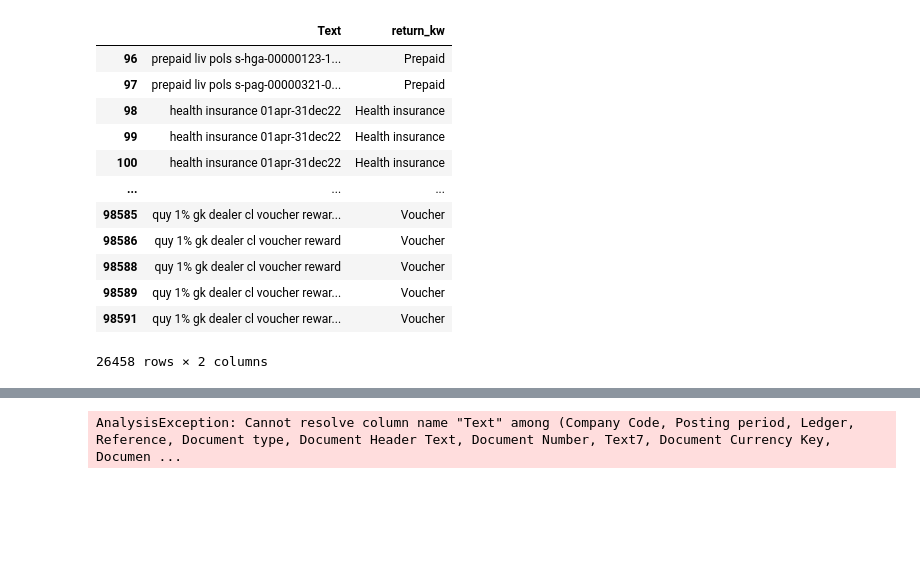
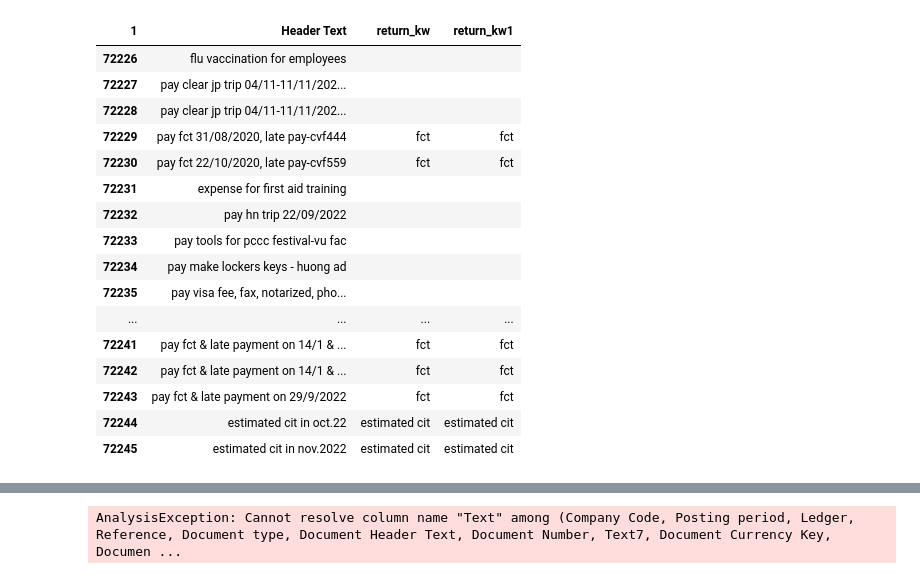
Before and after one commit to FiddlerBB/converting_csv, a Jupyter notebook: process_notebook.ipynb, the cells around one changed output, grey strips where cells are left out. Saved outputs shown, nothing was run; the diff lists cells and outputs as text; code cells hidden in the pictures; blank space fills up the shorter version.

```diff
--- a/process_notebook.ipynb
+++ b/process_notebook.ipynb
@@ -9,5 +7,7 @@ Error:
 # %%
-path = 'GL.xlsx'
-df = pd.read_excel(path, sheet_name=0)
+path = 'sample/GL 5 6 7 8 classification.xlsx'
+df = pd.read_excel(path, sheet_name=0, header=None)
+# new_header = df.iloc[0] #grab the first row for the header
+# df = df[1:]
 df.head()
 # %% [output]
@@ -20,0 +21,5 @@ df.head()
+# %%
+new_header = df.iloc[1] #grab the first row for the header
+df = df[2:]
+df.columns = new_header
+df.head()
@@ -21,7 +34,10 @@ df.head()
 # %%
 kw = pd.read_excel(path, sheet_name=1)
-keyword = list(kw['Text content'].str.lower())
-keyword_ = list(kw['Text content'])
-change_kw = list(kw['Text return'])
-keyword
+kw = kw[kw['Contain'].notnull()].fillna('x')
+keyword = list(kw['Contain'].str.lower())
+keyword_1= list(kw['Return 1'].str.lower())
+keyword_2= list(kw['Return 2'].str.lower())
+keyword_2
+# change_kw = list(kw['Text return'])
+# keyword
 # %% [output]
@@ -45,4 +61,4 @@ keyword
 # %%
-df1 = df[['Text']].astype(str)
-df1['Text'] = df['Text'].str.lower()
+df1 = df[['Header Text']].astype(str)
+df1['Header Text'] = df['Header Text'].str.lower()
 df1.fillna('NO_DATA', inplace=True)
@@ -49,24 +74,31 @@ df1.fillna('NO_DATA', inplace=True)
 # %%
 def return_keyword(column, key_words):
     for i in key_words:
         if i in column:
-            return i[0].upper()+ i[1:]
+            return i
+            # return i[0].upper()+ i[1:]
     return ''
 
-df1['return_kw'] = df1['Text'].apply(return_keyword, key_words= keyword)
-df1[df1['return_kw'] != '']
+df1['return_kw'] = df1['Header Text'].apply(return_keyword, key_words= keyword)
+df1['return_kw1'] = df1['Header Text'].apply(return_keyword, key_words= keyword)
+# df1[df1['return_kw'] != '']
+df1.tail(20)
 # %% [output]
-|  | Text | return_kw |
-| 96 | prepaid liv pols s-hga-00000123-1... | Prepaid |
-| 97 | prepaid liv pols s-pag-00000321-0... | Prepaid |
-| 98 | health insurance 01apr-31dec22 | Health insurance |
-| 99 | health insurance 01apr-31dec22 | Health insurance |
-| 100 | health insurance 01apr-31dec22 | Health insurance |
-| ... | ... | ... |
-| 98585 | quy 1% gk dealer cl voucher rewar... | Voucher |
-| 98586 | quy 1% gk dealer cl voucher reward | Voucher |
-| 98588 | quy 1% gk dealer cl voucher reward | Voucher |
-| 98589 | quy 1% gk dealer cl voucher rewar... | Voucher |
-| 98591 | quy 1% gk dealer cl voucher rewar... | Voucher |
+| 1 | Header Text | return_kw | return_kw1 |
+| 72226 | flu vaccination for employees |  |  |
+| 72227 | pay clear jp trip 04/11-11/11/202... |  |  |
+| 72228 | pay clear jp trip 04/11-11/11/202... |  |  |
+| 72229 | pay fct 31/08/2020, late pay-cvf444 | fct | fct |
+| 72230 | pay fct 22/10/2020, late pay-cvf559 | fct | fct |
+| 72231 | expense for first aid training |  |  |
+| 72232 | pay hn trip 22/09/2022 |  |  |
+| 72233 | pay tools for pccc festival-vu fac |  |  |
+| 72234 | pay make lockers keys - huong ad |  |  |
+| 72235 | pay visa fee, fax, notarized, pho... |  |  |
+| ... | ... | ... | ... |
+| 72241 | pay fct & late payment on 14/1 & ... | fct | fct |
+| 72242 | pay fct & late payment on 14/1 & ... | fct | fct |
+| 72243 | pay fct & late payment on 29/9/2022 | fct | fct |
+| 72244 | estimated cit in oct.22 | estimated cit | estimated cit |
+| 72245 | estimated cit in nov.2022 | estimated cit | estimated cit |
-26458 rows × 2 columns
 # %%
```
Also changed, not shown: parts of 7 cells of this notebook.
